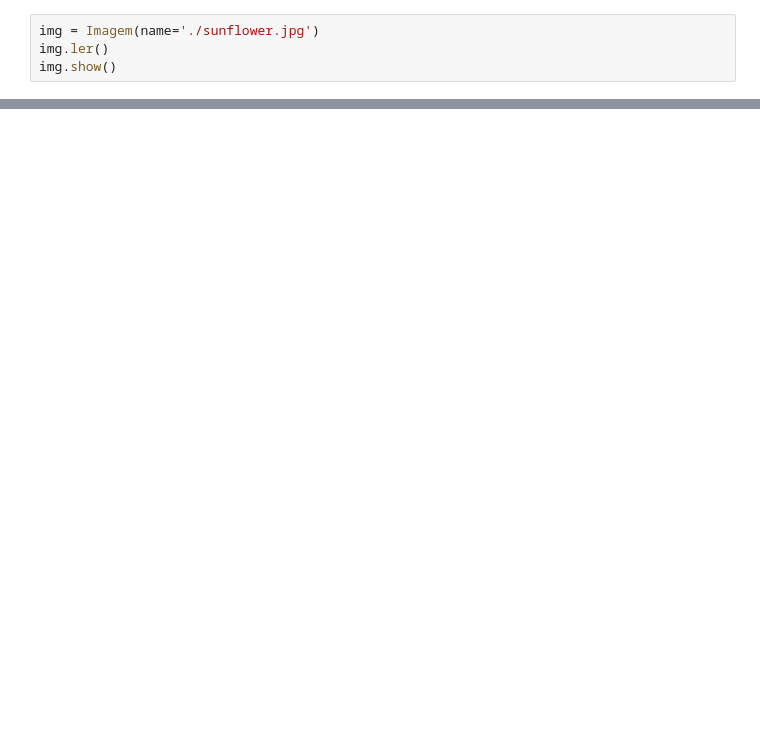
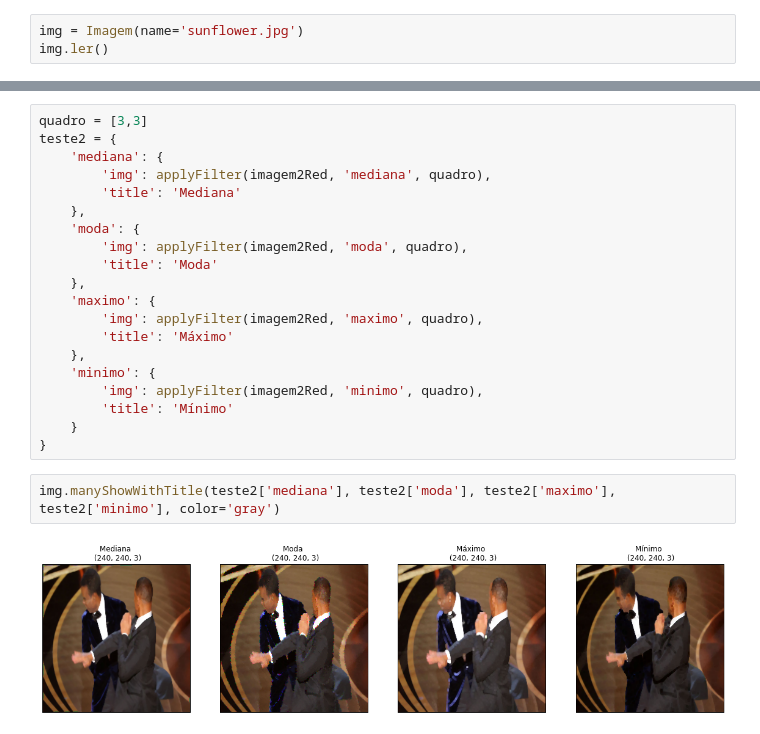
Before and after one commit to viniciusmwen/Computacional, a Jupyter notebook: Atividade-05/testeQ2.ipynb, the cells around one changed output, grey strips where cells are left out. Cells and saved outputs as stored; diff of their text form; blank space fills up the shorter version.

```diff
--- a/Atividade-05/testeQ2.ipynb
+++ b/Atividade-05/testeQ2.ipynb
@@ -6,6 +6,5 @@ import cv2
 import numpy as np
 import matplotlib.pyplot as plt
 # %%
-img = Imagem(name='./sunflower.jpg')
+img = Imagem(name='sunflower.jpg')
 img.ler()
-img.show()
@@ -84,0 +23,24 @@ imshow(minimo, cmap='gray')
+# %%
+quadro = [3,3]
+teste2 = {
+    'mediana': {
+        'img': applyFilter(imagem2Red, 'mediana', quadro),
+        'title': 'Mediana'
+    },
+    'moda': {
+        'img': applyFilter(imagem2Red, 'moda', quadro),
+        'title': 'Moda'
+    },
+    'maximo': {
+        'img': applyFilter(imagem2Red, 'maximo', quadro),
+        'title': 'Máximo'
+    },
+    'minimo': {
+        'img': applyFilter(imagem2Red, 'minimo', quadro),
+        'title': 'Mínimo'
+    }
+}
+# %%
+img.manyShowWithTitle(teste2['mediana'], teste2['moda'], teste2['maximo'], teste2['minimo'], color='gray')
+# %% [output]
+[figure, added]
```
Also changed, not shown: parts of 17 cells of this notebook, 2 other files.
